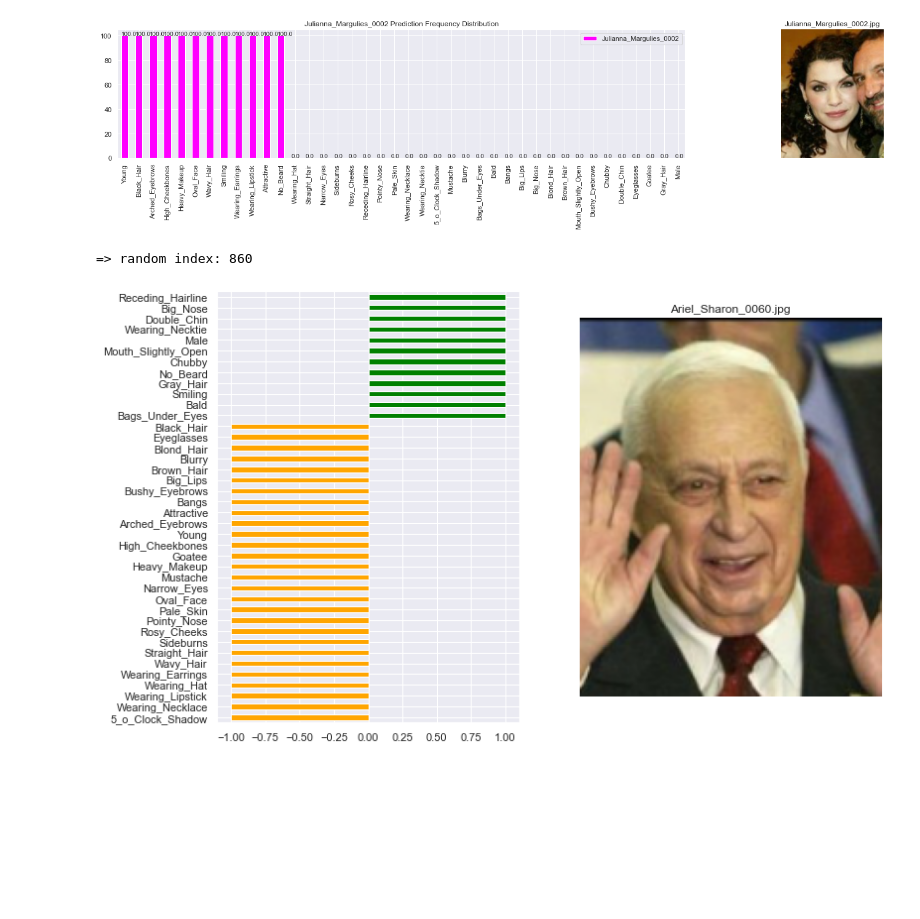
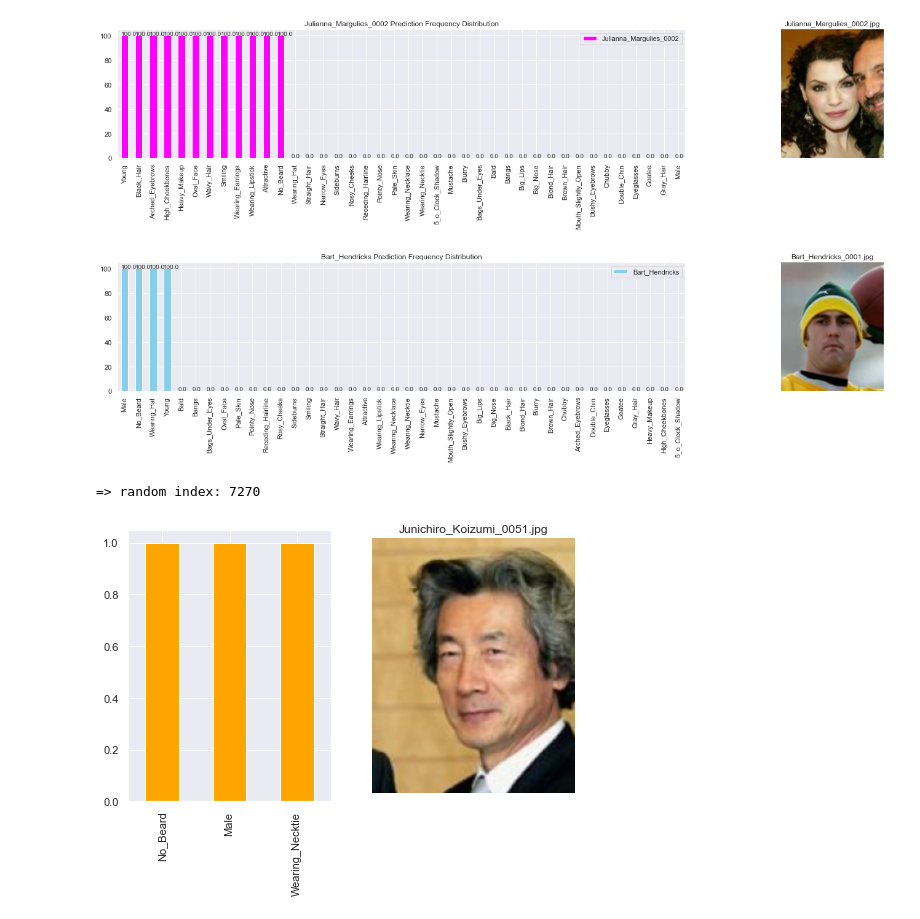
Before and after one commit to kkaryl/AI6126-Advanced_Computer_Vision, a Jupyter notebook: project_1/src/ai6126-p1-inference-v0.3.ipynb, the cells around one changed output. Saved outputs shown, nothing was run; the diff lists cells and outputs as text; code cells hidden in the pictures; blank space fills up the shorter version.

```diff
--- a/project_1/src/ai6126-p1-inference-v0.3.ipynb
+++ b/project_1/src/ai6126-p1-inference-v0.3.ipynb
@@ -620,30 +622,41 @@ get_celeb_prediction(preds, name = 'Kate_Hudson', first_img=True) # Female, Blon
 get_celeb_prediction(preds, name = 'Julianna_Margulies_0002', first_img=True) # Female, No_Beard, Earing, Lipstick, Makeup, Wavy, Black Hair, Arched Eyebrows
 # %% [output]
 [figure]
+# %%
+get_celeb_prediction(preds, name = 'Bart_Hendricks', first_img=True) # Duplicated Image Ricky_Ray_0001
+# %% [output]
+[figure, added]
 # %%
-def plot_prediction_with_image(preds, index=None, off_neg=False):
+def plot_prediction_with_image(preds, index=None, off_neg=True):
     if index == None:
         index = np.random.randint(0, len(preds))
         print(f"=> random index: {index}")
-    p_attrs = preds.iloc[index,:]
-    p_img = preds.index[index]
+
+    if type(index) == int:
+        p_attrs = preds.iloc[index,:]
+        p_img = preds.index[index]
+    else:
+        p_attrs = preds.loc[index, :]
+        p_img = index
+        index = test_dataset.imagenames.index(index)
+
 #     if off_neg:
 #         p_attrs[p_attrs == -1] = 0
     p_attrs = p_attrs.sort_values(0, ascending=True)
     fig, (ax, ax2) = plt.subplots(ncols=2)
     my_color=np.where(p_attrs>=0, 'green', 'orange')
     if off_neg:
         p_attrs[p_attrs == 1].plot(kind='bar',ax=ax, figsize=(8, 5), color=my_color)
     else:
         p_attrs.plot(kind='barh',ax=ax, figsize=(12, 8), color=my_color)
 
     s_img = inv_normalize(test_dataset[index][0]).permute(1, 2, 0)
     ax2.imshow(s_img)
     ax2.set_axis_off()
     plt.title(p_img)
     plt.show()
 
 plot_prediction_with_image(preds, None)
 # %% [output]
-=> random index: 860
+=> random index: 7270
-[figure, old version]
+[figure, new version]
```
Also changed, not shown: parts of 14 cells of this notebook, 15 other files.
